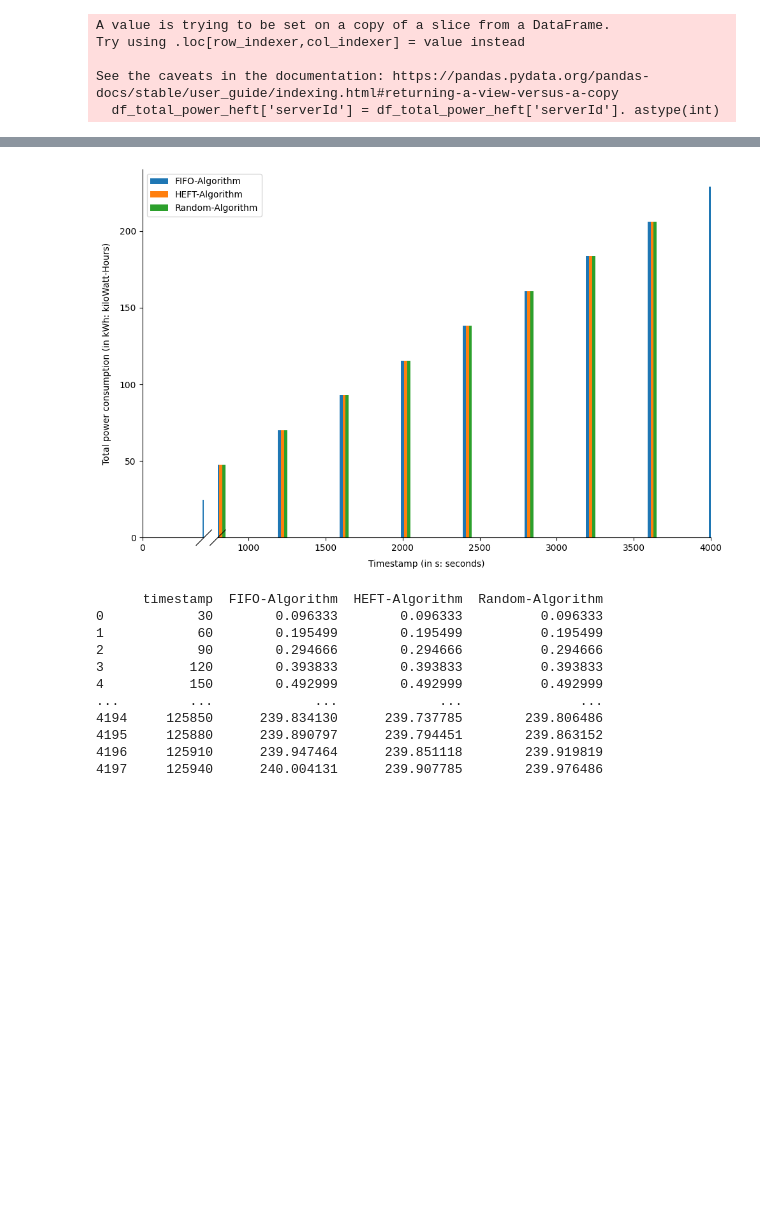
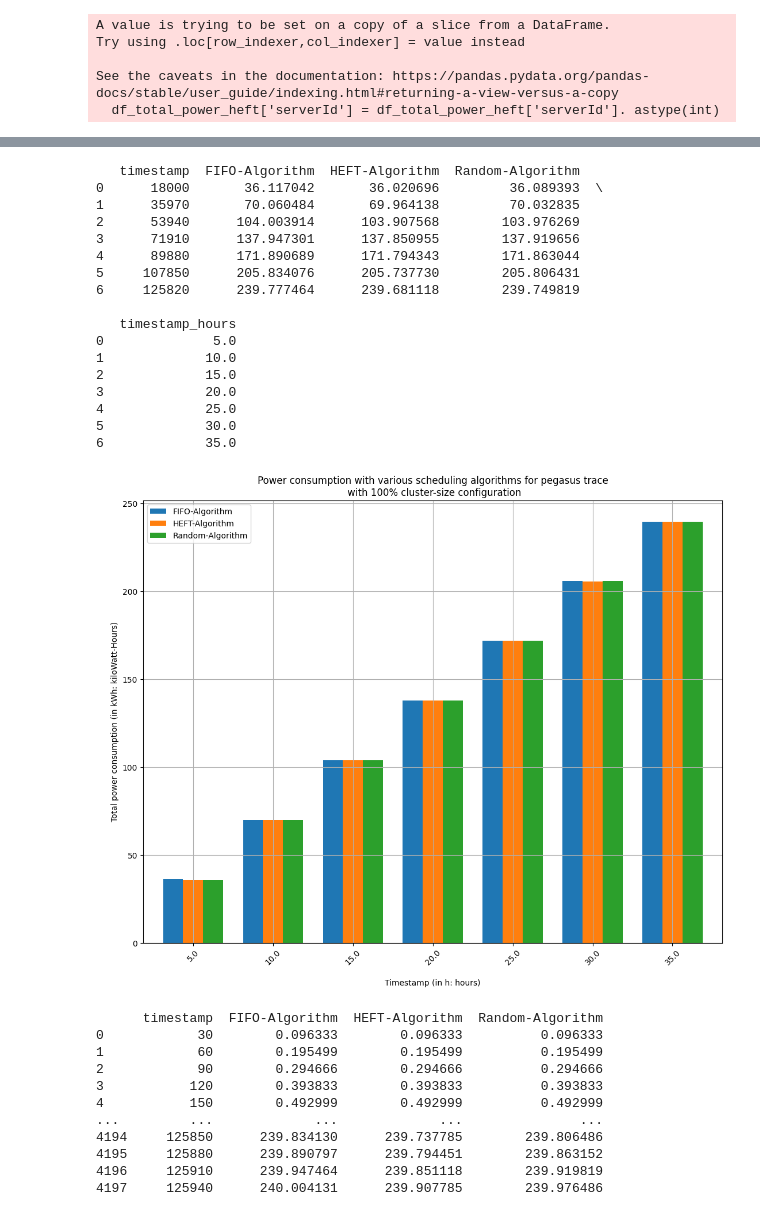
Before and after one commit to am-i-helpful/ODAbler, a Jupyter notebook: opendc_experiment_analyser/scheduler_energy_efficiency_analyser/energy_analysis_pegasus_100.ipynb, the cells around one changed output, grey strips where cells are left out. Drawn from its saved outputs; the diff is of its cells as text; code cells hidden in the pictures; blank space fills up the shorter version.

Commit message:
[update]: update scheduling algorithms' energy analysis

```diff
--- a/opendc_experiment_analyser/scheduler_energy_efficiency_analyser/energy_analysis_pegasus_100.ipynb
+++ b/opendc_experiment_analyser/scheduler_energy_efficiency_analyser/energy_analysis_pegasus_100.ipynb
@@ -206,7 +206,7 @@ See the caveats in the documentation: https://pandas.pydata.org/pandas-docs/stab
 df1 = df_total_power_standard.drop(['serverId'], axis=1)
 df2 = df_total_power_heft.drop(['serverId'], axis=1)
 df3 = df_total_power_random.drop(['serverId'], axis=1)
-# df4 = df_total_power_minmin.drop(['host_id'], axis=1)
+# df4 = df_total_power_minmin.drop(['serverId'], axis=1)
 # print(df1)
 # Create a list of all the dataframes
 dfs = [df1, df2, df3]
@@ -220,55 +220,84 @@ df_merged = df_timestamps.merge(df1, how='left', on='timestamp', suffixes=('', '
 # Convert watts to kiloWatt-hours
 df_merged["powerTotal"] = df_merged["powerTotal"]/(1000*3600)
 df_merged["powerTotal_y"] = df_merged["powerTotal_y"]/(1000*3600)
 df_merged["powerTotal_z"] = df_merged["powerTotal_z"]/(1000*3600)
 # df_merged["powerTotal_w"] = df_merged["powerTotal_w"]/1000000
 df_merged.rename(columns={'powerTotal': 'FIFO-Algorithm', 'powerTotal_y': 'HEFT-Algorithm', 'powerTotal_z': 'Random-Algorithm'}, inplace=True) #, 'powerTotal_w': 'MinMin-Algorithm'
 df_merged['timestamp'] = df_merged['timestamp'].astype(int)
 
 # print(df_merged)
-# Create a custom x-axis with every 200th value, due to very large number of elements in timestamp!
-# custom_x = df_merged.index[df_merged.index % 400 == 0]
-# custom_x_labels = df_merged['timestamp'].iloc[custom_x]
-df_custom = df_merged[df_merged.index % 400 == 0]
+# Create a custom x-axis with every 599th value, due to very large number of elements in timestamp!
+df_custom = df_merged[df_merged.index % 599 == 0]
+
+# drop first column to have consistent distance of plots
+df_custom = df_custom.drop(0)
+df_custom = df_custom.reset_index(drop= True)
+df_custom['timestamp_hours'] = round(df_custom['timestamp'] / 3600, 1) # convert seconds to hours
+print(df_custom)
 
 # Create a bar plot of the merged dataframe, grouped by timestamp
 # fig, ax = plt.subplots()
 # ax_enlarged = df_merged.plot.bar(x='timestamp', ax=ax, title='Power consumption with various scheduling algorithms for pegasus trace\n with 100% cluster-size configuration', width=.5)
-plt.figure(figsize=(11.5, 7.5))
+# plt.figure(figsize=(13.5, 9.5))
 # Create a plot with a broken x-axis
-bax = brokenaxes(xlims=((df_custom.index[0], df_custom.index[1]), (df_custom.index[2], df_custom.index[-1])), wspace=0.05)
+# bax = brokenaxes(xlims=((df_custom.index[0], df_custom.index[1]), (df_custom.index[2], df_custom.index[-1])), wspace=0.05)
 
 # Plot the data within the broken x-axis
 # bax.bar(df_custom.index, df_custom['FIFO-Algorithm'], width=5, label='FIFO-Algorithm')
 # bax.bar(df_custom.index, df_custom['HEFT-Algorithm'], width=5, label='HEFT-Algorithm', bottom=df_custom['FIFO-Algorithm'])
 # bax.bar(df_custom.index, df_custom['Random-Algorithm'], width=5, label='Random-Algorithm', bottom=df_custom['HEFT-Algorithm'])
 
 # Calculate the bar positions for the groups within each segment
-x_values = df_custom.index
-group_width = 20  # Width of each group of bars
-bar_width = 20  # Width of individual bars within a group
-num_columns = len(df_custom.columns) - 1  # Number of columns (excluding the 'timestamp' column)
+# x_values = df_custom['timestamp']
+# print(x_values.iloc[0], x_values.iloc[1], x_values.iloc[-1])
+# group_width = 20  # Width of each group of bars
+# bar_width = 20  # Width of individual bars within a group
+# num_columns = len(df_custom.columns) - 1  # Number of columns (excluding the 'timestamp' column)
 
-for i in range(num_columns):
-    x_pos = x_values + (i - (num_columns / 2 )) * group_width + (bar_width * (num_columns / 2))
-    bax.bar(x_pos, df_custom.iloc[:, i + 1], width=bar_width, label=df_custom.columns[i + 1])
-
+# Calculate the total width for each group
+# total_group_width = num_columns * group_width
+#
+# bax = brokenaxes(xlims=((0,x_values.iloc[0]),(x_values.iloc[1] - total_group_width / 2, x_values.iloc[-1] + total_group_width / 2)), wspace=0.05)
+#
+# for i in range(num_columns):
+#     x_pos = x_values + (i - (num_columns / 2 - 0.5 )) * group_width + (bar_width * (num_columns / 2))
+#     bax.bar(x_pos, df_custom.iloc[:, i + 1], width=bar_width, label=df_custom.columns[i + 1])
+#
 # Add a legend
-bax.legend(loc='upper left')
-bax.set_xlabel('Timestamp (in s: seconds)', labelpad=25)
-bax.set_ylabel('Total power consumption (in kWh: kiloWatt-Hours)', labelpad=35)
-# ax_enlarged = df_custom.plot.bar(x='timestamp', y=['FIFO-Algorithm','HEFT-Algorithm','Random-Algorithm'], title='Power consumption with various scheduling algorithms for pegasus trace\n with 100% cluster-size configuration', width=.5)
+# bax.legend(loc='upper left')
+# bax.set_xlabel('Timestamp (in s: seconds)', labelpad=25)
+# bax.set_ylabel('Total power consumption (in kWh: kiloWatt-Hours)', labelpad=35)
+# plt.title('Total power usage value sampled over time (comparing various task-scheduling algorithms)')
+ax_enlarged = df_custom.plot.bar(x='timestamp_hours', y=['FIFO-Algorithm','HEFT-Algorithm','Random-Algorithm'], title='Power consumption with various scheduling algorithms for pegasus trace\n with 100% cluster-size configuration', width=.75, figsize=(13, 10))
 # ax_enlarged.set_xticks(custom_x)
 # ax_enlarged.set_xticklabels(custom_x_labels)
-# plt.gca().xaxis.set_tick_params(rotation=45)
-# plt.ylabel('\nTotal power consumption (in kWh: kiloWatt-Hours)')
-# plt.xlabel('\nTimestamp (in s: seconds)')
+plt.gca().xaxis.set_tick_params(rotation=45)
+plt.ylabel('\nTotal power consumption (in kWh: kiloWatt-Hours)')
+plt.xlabel('\nTimestamp (in h: hours)')
 # plt.figure(figsize=(14.5, 8.5))
 # plt.set_size_inches(14.5, 8.5)
+plt.grid(True)
 plt.savefig('multiple_hosts_energy_plotted_trace_pegasus_100.png', bbox_inches='tight')
 plt.show()
 # %% [output]
+   timestamp  FIFO-Algorithm  HEFT-Algorithm  Random-Algorithm
+0      18000       36.117042       36.020696         36.089393  \
+1      35970       70.060484       69.964138         70.032835
+2      53940      104.003914      103.907568        103.976269
+3      71910      137.947301      137.850955        137.919656
+4      89880      171.890689      171.794343        171.863044
+5     107850      205.834076      205.737730        205.806431
+6     125820      239.777464      239.681118        239.749819
+
+   timestamp_hours
+0              5.0
+1             10.0
+2             15.0
+3             20.0
+4             25.0
+5             30.0
+6             35.0
-[figure, old version]
+[figure, new version]
 # %%
 # df_merged["powerTotal"] = df_merged["powerTotal"]/(1000*3600)
 # df_merged["powerTotal_y"] = df_merged["powerTotal_y"]/(1000*3600)
```
Also changed, not shown: parts of 2 cells of this notebook, 8 other files.
